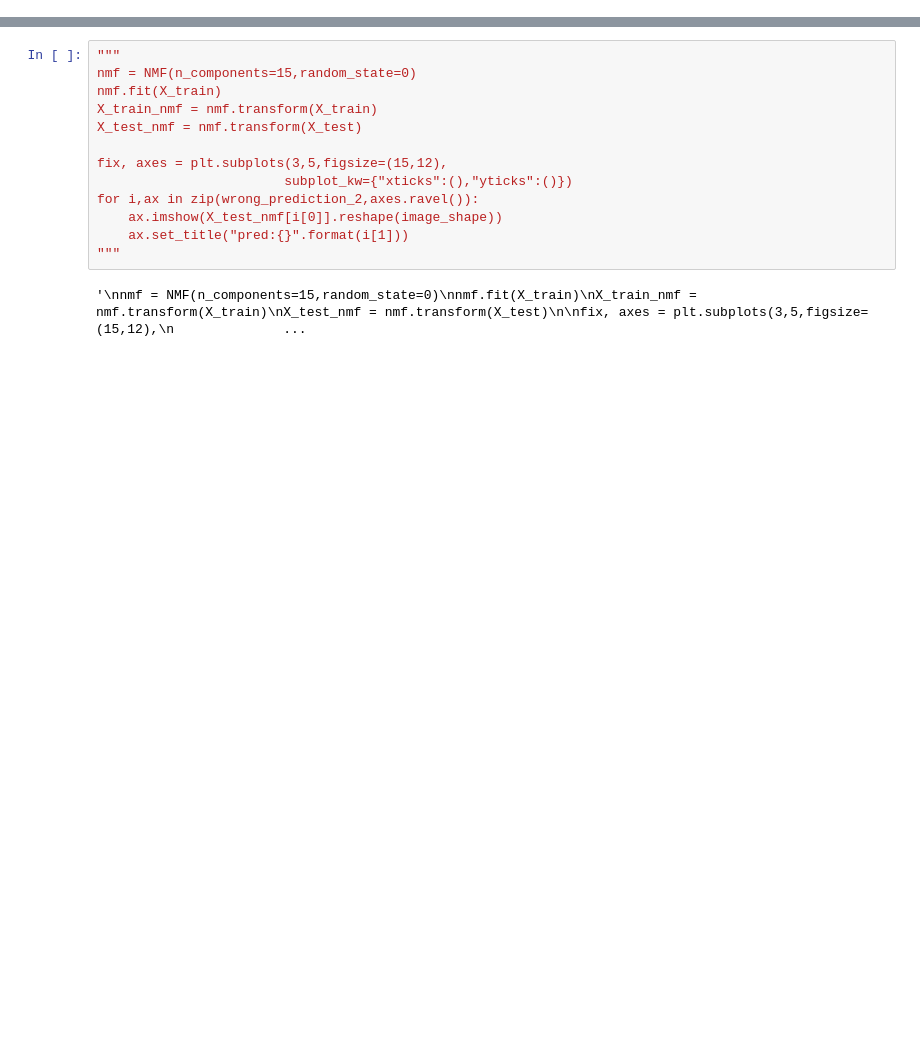
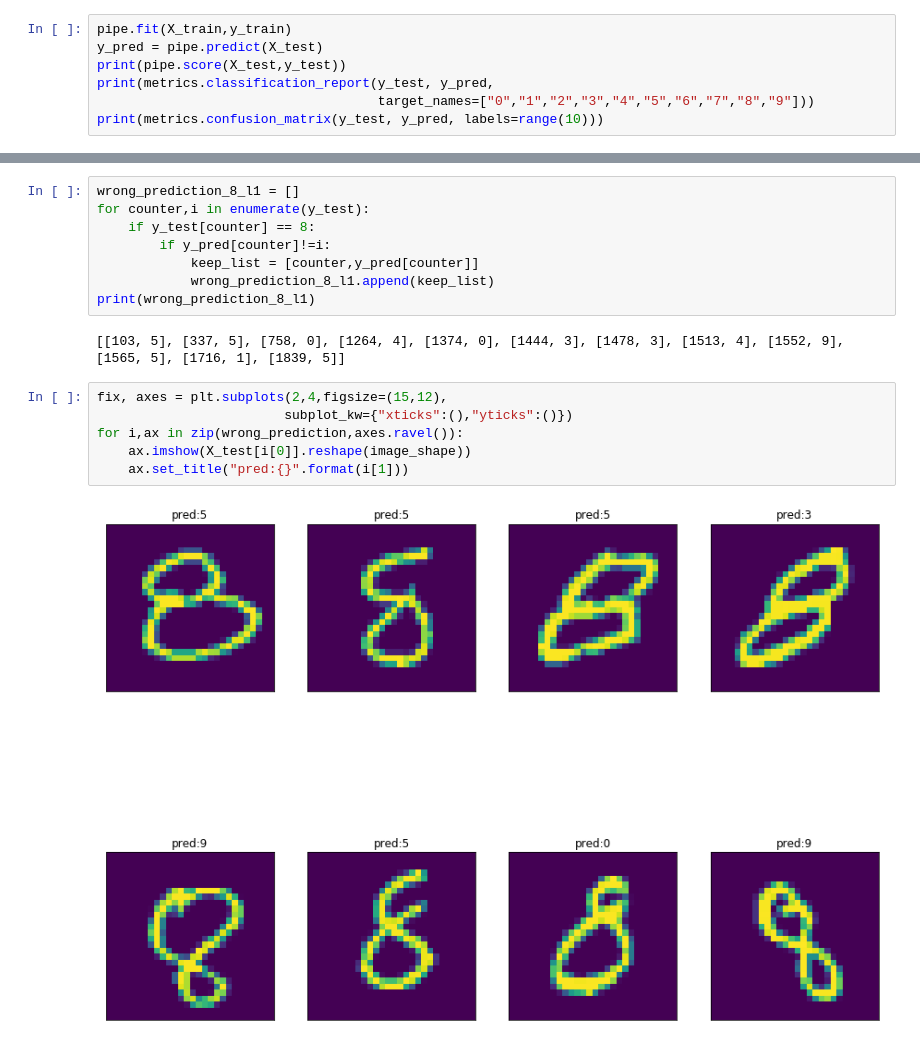
Before and after one commit to iusami/mnist, a Jupyter notebook: model_new.ipynb, the cells around one changed output, grey strips where cells are left out. Drawn from its saved outputs; the diff is of its cells as text; blank space fills up the shorter version.

```diff
--- a/model_new.ipynb
+++ b/model_new.ipynb
@@ -120,0 +109,7 @@ for i,ax in zip(wrong_prediction,axes.ravel()):
+# %%
+pipe.fit(X_train,y_train)
+y_pred = pipe.predict(X_test)
+print(pipe.score(X_test,y_test))
+print(metrics.classification_report(y_test, y_pred,
+                                    target_names=["0","1","2","3","4","5","6","7","8","9"]))
+print(metrics.confusion_matrix(y_test, y_pred, labels=range(10)))
@@ -121,15 +134,18 @@ for i,ax in zip(wrong_prediction,axes.ravel()):
+# %%
+wrong_prediction_8_l1 = []
+for counter,i in enumerate(y_test):
+    if y_test[counter] == 8:
+        if y_pred[counter]!=i:
+            keep_list = [counter,y_pred[counter]]
+            wrong_prediction_8_l1.append(keep_list)
+print(wrong_prediction_8_l1)
+# %% [output]
+[[103, 5], [337, 5], [758, 0], [1264, 4], [1374, 0], [1444, 3], [1478, 3], [1513, 4], [1552, 9], [1565, 5], [1716, 1], [1839, 5]]
 # %%
-"""
-nmf = NMF(n_components=15,random_state=0)
-nmf.fit(X_train)
-X_train_nmf = nmf.transform(X_train)
-X_test_nmf = nmf.transform(X_test)
-
-fix, axes = plt.subplots(3,5,figsize=(15,12),
+fix, axes = plt.subplots(2,4,figsize=(15,12),
                         subplot_kw={"xticks":(),"yticks":()})
-for i,ax in zip(wrong_prediction_2,axes.ravel()):
-    ax.imshow(X_test_nmf[i[0]].reshape(image_shape))
+for i,ax in zip(wrong_prediction,axes.ravel()):
+    ax.imshow(X_test[i[0]].reshape(image_shape))
     ax.set_title("pred:{}".format(i[1]))
-"""
 # %% [output]
-'\nnmf = NMF(n_components=15,random_state=0)\nnmf.fit(X_train)\nX_train_nmf = nmf.transform(X_train)\nX_test_nmf = nmf.transform(X_test)\n\nfix, axes = plt.subplots(3,5,figsize=(15,12),\n              ...
+[figure, added]
```
Also changed, not shown: parts of 17 cells of this notebook, 1 other file.
